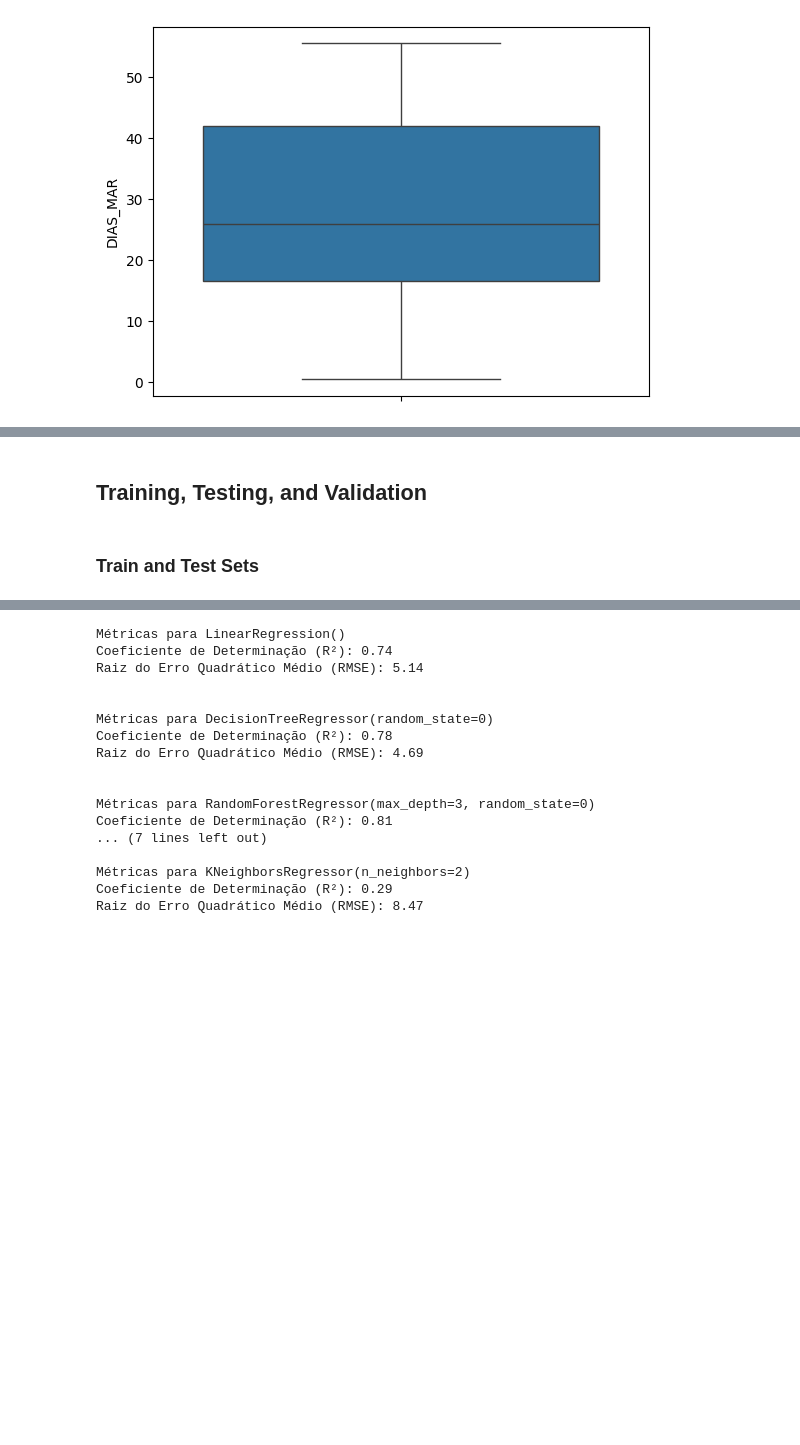
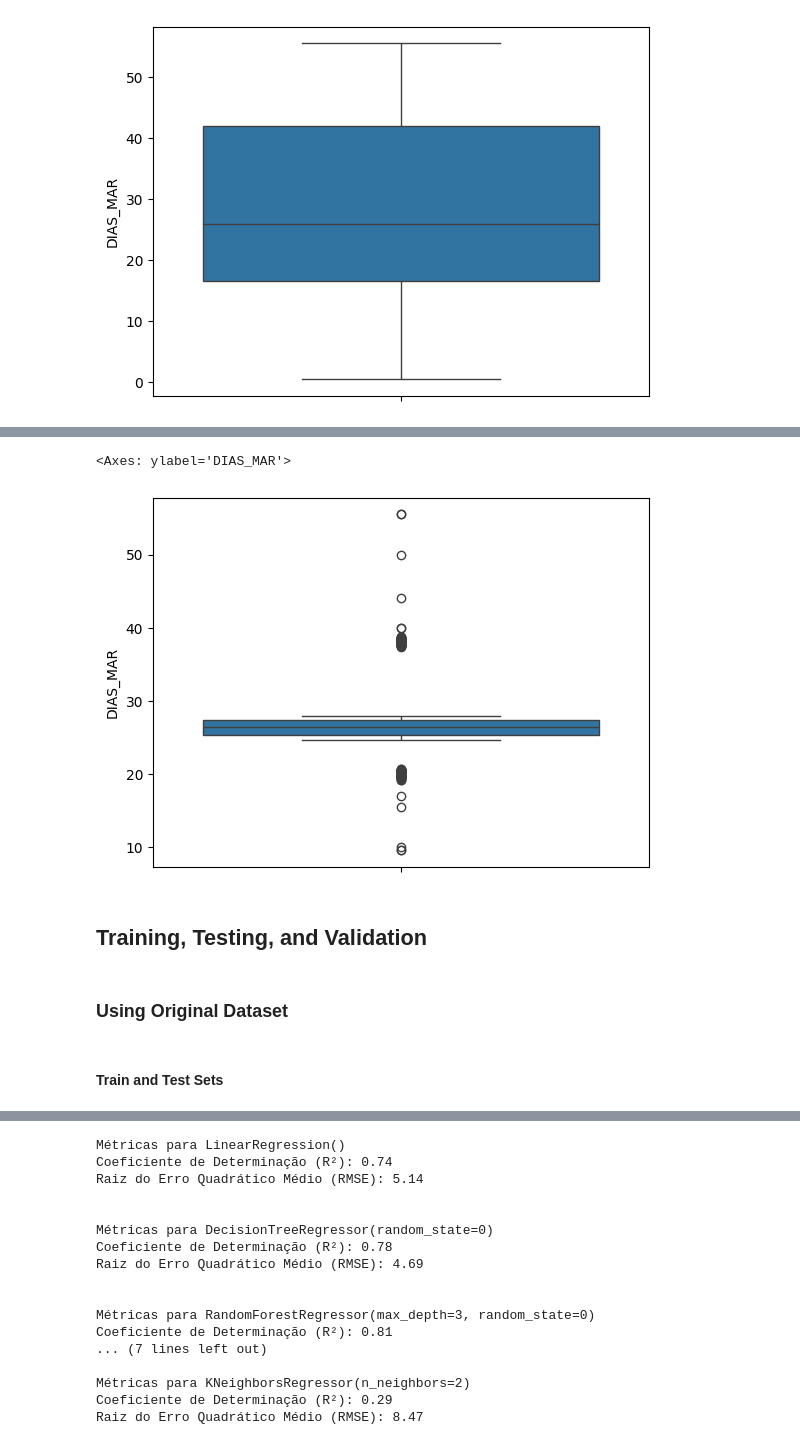
Before and after one commit to Valquire/ATOp, a Jupyter notebook: predictive_model_MilNavalPlatform_endurance.ipynb, the cells around one changed output, grey strips where cells are left out. Cells and saved outputs as stored; diff of their text form; code cells hidden in the pictures; blank space fills up the shorter version.

```diff
--- a/predictive_model_MilNavalPlatform_endurance.ipynb
+++ b/predictive_model_MilNavalPlatform_endurance.ipynb
@@ -948,5 +753,8 @@ plt.legend(labels=['Original','Modificado'])
 # %%
-#sns.boxplot(df_Endurance_RO['DIAS_MAR'])
+sns.boxplot(df_Endurance_RO['DIAS_MAR'])
+# %% [output]
+<Axes: ylabel='DIAS_MAR'>
+[figure, added]
 # %%
 # Prepare the data
 
@@ -982,8 +798,10 @@ def metricas(y_treino, predicoes_treino, y_teste, predicoes_teste):
     plt.show()
 # %% [markdown]
 ## **Training, Testing, and Validation**
+# %% [markdown]
+### **Using Original Dataset**
 # %% [markdown]
-### **Train and Test Sets**
+#### **Train and Test Sets**
 # %%
 # Separates training and testing sets
 X_treino, X_teste, y_treino, y_teste = train_test_split(X, y, test_size=0.3, random_state=0)
```
Also changed, not shown: parts of 52 cells of this notebook.
